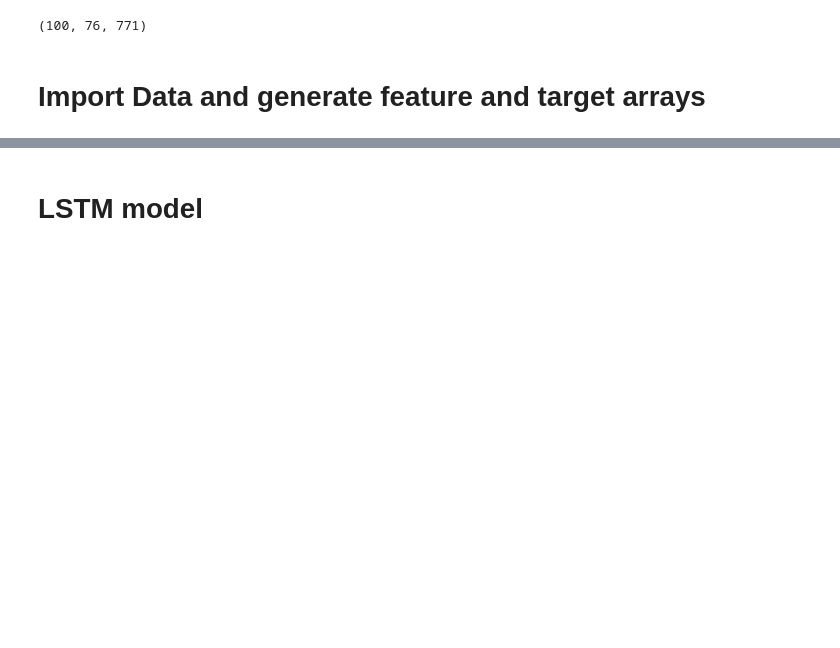
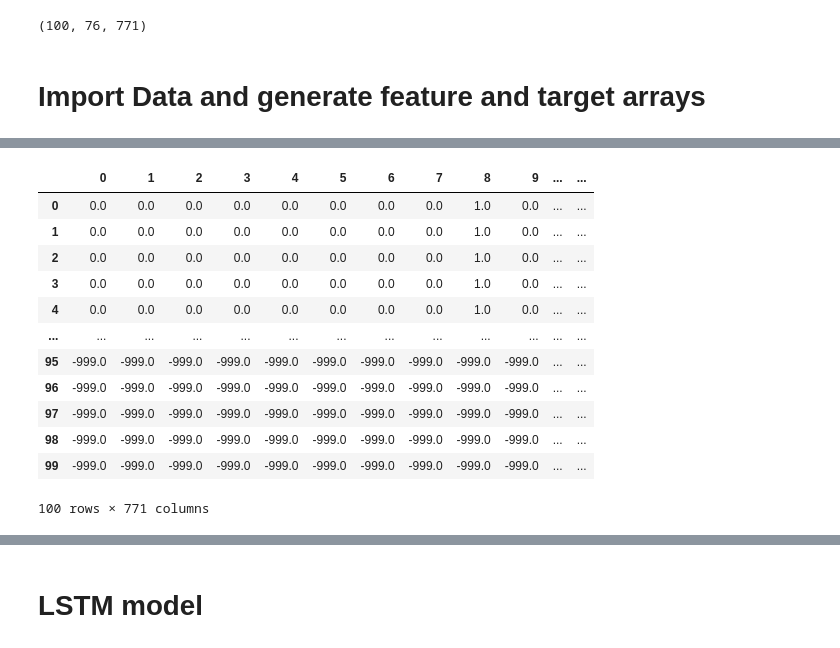
Before and after one commit to VPeron/cc_detector, a Jupyter notebook: notebooks/pgn_to_3dfs_Manuel.ipynb, the cells around one changed output, grey strips where cells are left out. Drawn from its saved outputs; the diff is of its cells as text; code cells hidden in the pictures; blank space fills up the shorter version.

```diff
--- a/notebooks/pgn_to_3dfs_Manuel.ipynb
+++ b/notebooks/pgn_to_3dfs_Manuel.ipynb
@@ -748,3 +786,19 @@ X_pad.shape
+# %%
+pd.DataFrame(X0_pad)
+# %% [output]
+|  | 0 | 1 | 2 | 3 | 4 | 5 | 6 | 7 | 8 | 9 | ... | ... |
+| 0 | 0.0 | 0.0 | 0.0 | 0.0 | 0.0 | 0.0 | 0.0 | 0.0 | 1.0 | 0.0 | ... | ... |
+| 1 | 0.0 | 0.0 | 0.0 | 0.0 | 0.0 | 0.0 | 0.0 | 0.0 | 1.0 | 0.0 | ... | ... |
+| 2 | 0.0 | 0.0 | 0.0 | 0.0 | 0.0 | 0.0 | 0.0 | 0.0 | 1.0 | 0.0 | ... | ... |
+| 3 | 0.0 | 0.0 | 0.0 | 0.0 | 0.0 | 0.0 | 0.0 | 0.0 | 1.0 | 0.0 | ... | ... |
+| 4 | 0.0 | 0.0 | 0.0 | 0.0 | 0.0 | 0.0 | 0.0 | 0.0 | 1.0 | 0.0 | ... | ... |
+| ... | ... | ... | ... | ... | ... | ... | ... | ... | ... | ... | ... | ... |
+| 95 | -999.0 | -999.0 | -999.0 | -999.0 | -999.0 | -999.0 | -999.0 | -999.0 | -999.0 | -999.0 | ... | ... |
+| 96 | -999.0 | -999.0 | -999.0 | -999.0 | -999.0 | -999.0 | -999.0 | -999.0 | -999.0 | -999.0 | ... | ... |
+| 97 | -999.0 | -999.0 | -999.0 | -999.0 | -999.0 | -999.0 | -999.0 | -999.0 | -999.0 | -999.0 | ... | ... |
+| 98 | -999.0 | -999.0 | -999.0 | -999.0 | -999.0 | -999.0 | -999.0 | -999.0 | -999.0 | -999.0 | ... | ... |
+| 99 | -999.0 | -999.0 | -999.0 | -999.0 | -999.0 | -999.0 | -999.0 | -999.0 | -999.0 | -999.0 | ... | ... |
+100 rows × 771 columns
 # %%
 y.shape
 # %% [output]
```
Also changed, not shown: parts of 29 cells of this notebook, 6 other files.
